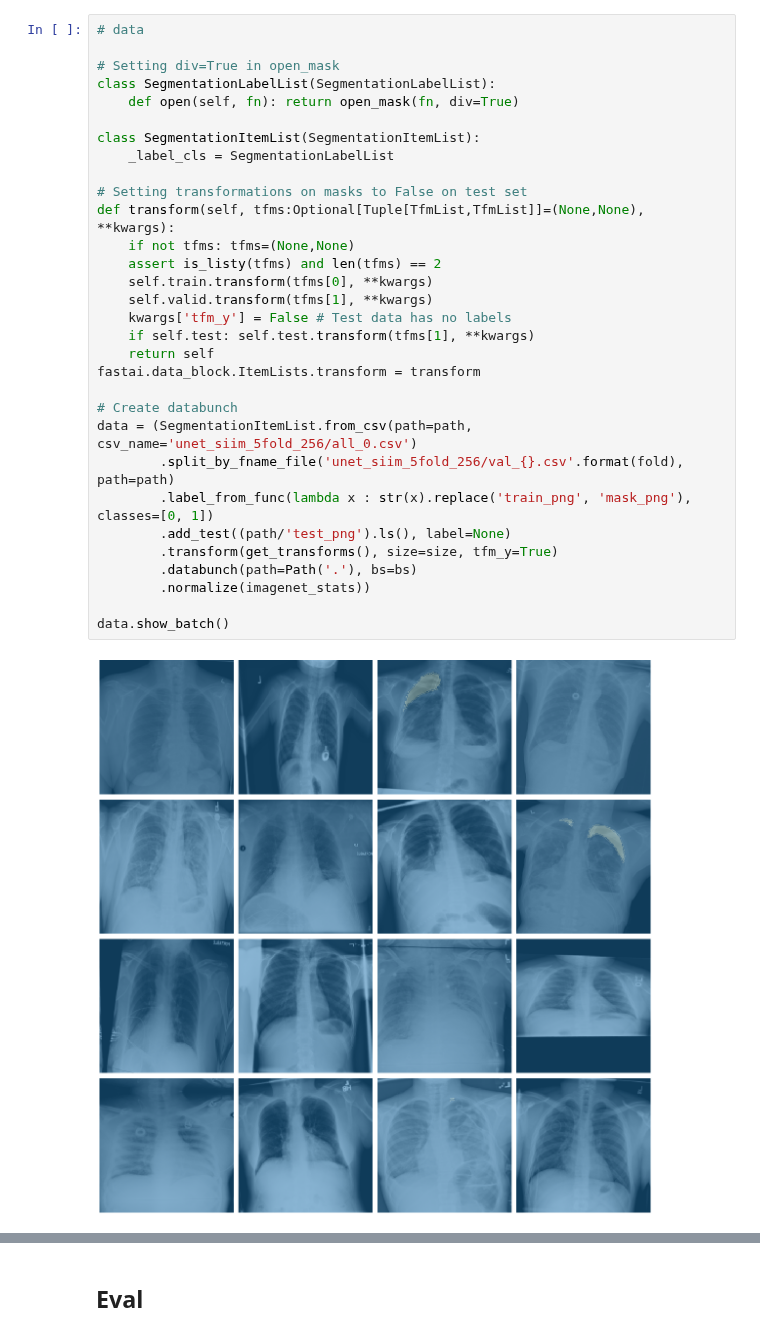
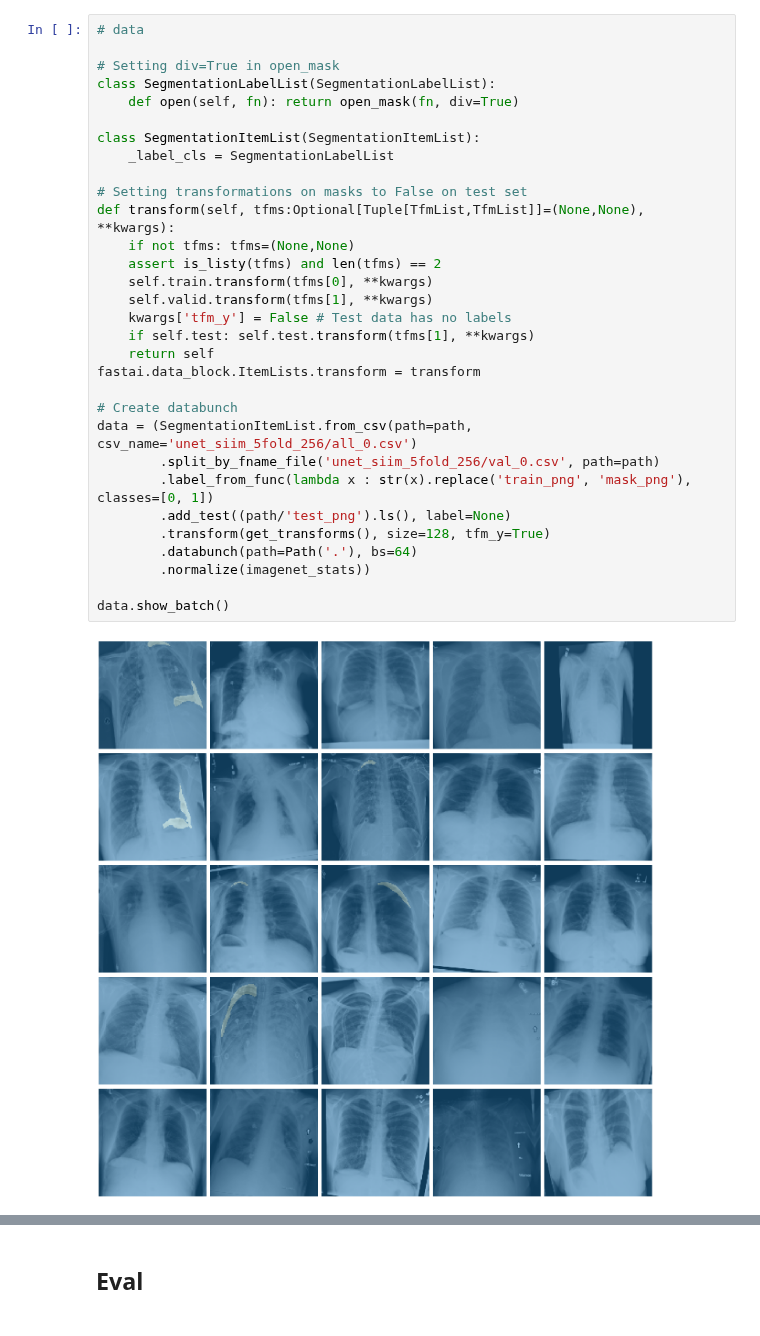
Before and after one commit to xiedidan/siim-pneumothorax, a Jupyter notebook: unet.ipynb, the cells around one changed output, grey strips where cells are left out. Saved outputs shown, nothing was run; the diff lists cells and outputs as text.

```diff
--- a/unet.ipynb
+++ b/unet.ipynb
@@ -29,36 +24,36 @@ torch.cuda.set_device('cuda:0')
 # %%
 # data
 
 # Setting div=True in open_mask
 class SegmentationLabelList(SegmentationLabelList):
     def open(self, fn): return open_mask(fn, div=True)
 
 class SegmentationItemList(SegmentationItemList):
     _label_cls = SegmentationLabelList
 
 # Setting transformations on masks to False on test set
 def transform(self, tfms:Optional[Tuple[TfmList,TfmList]]=(None,None), **kwargs):
     if not tfms: tfms=(None,None)
     assert is_listy(tfms) and len(tfms) == 2
     self.train.transform(tfms[0], **kwargs)
     self.valid.transform(tfms[1], **kwargs)
     kwargs['tfm_y'] = False # Test data has no labels
     if self.test: self.test.transform(tfms[1], **kwargs)
     return self
 fastai.data_block.ItemLists.transform = transform
 
 # Create databunch
 data = (SegmentationItemList.from_csv(path=path, csv_name='unet_siim_5fold_256/all_0.csv')
-        .split_by_fname_file('unet_siim_5fold_256/val_{}.csv'.format(fold), path=path)
+        .split_by_fname_file('unet_siim_5fold_256/val_0.csv', path=path)
         .label_from_func(lambda x : str(x).replace('train_png', 'mask_png'), classes=[0, 1])
         .add_test((path/'test_png').ls(), label=None)
-        .transform(get_transforms(), size=size, tfm_y=True)
-        .databunch(path=Path('.'), bs=bs)
+        .transform(get_transforms(), size=128, tfm_y=True)
+        .databunch(path=Path('.'), bs=64)
         .normalize(imagenet_stats))
 
 data.show_batch()
 # %% [output]
-[figure, old version]
+[figure, new version]
 # %%
 # focal loss
 
```
Also changed, not shown: parts of 16 cells of this notebook, 3 other files.
